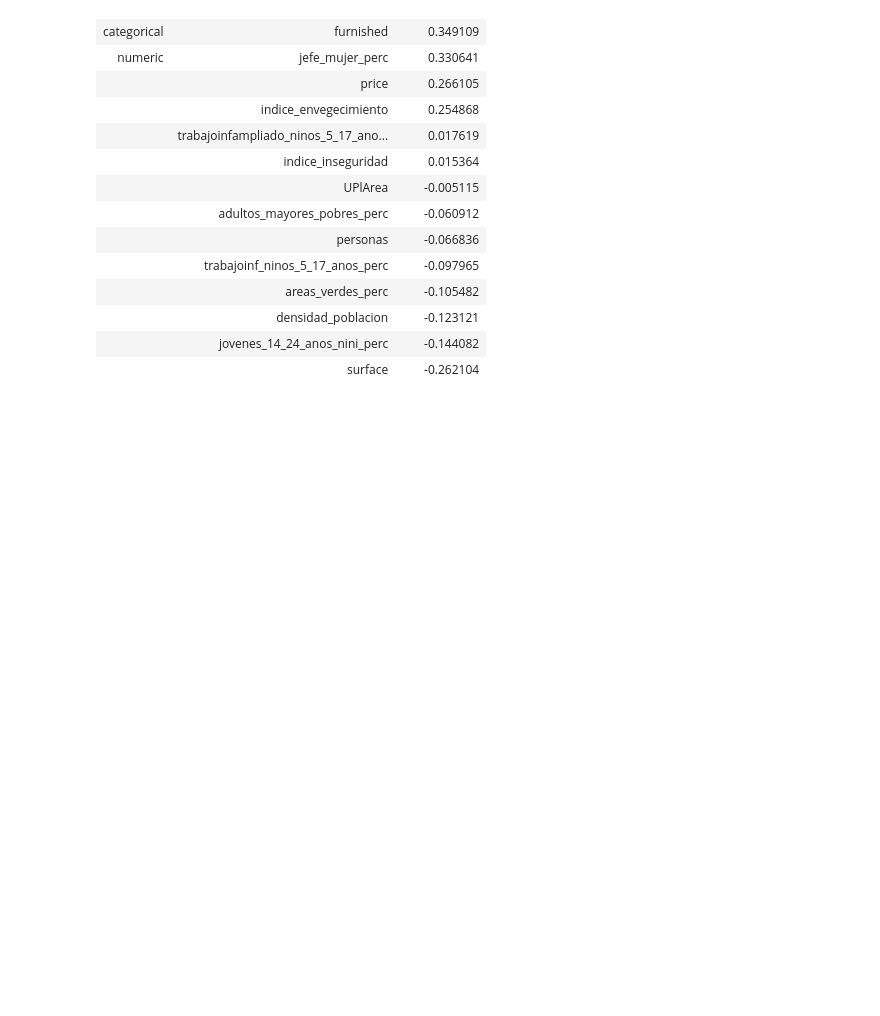
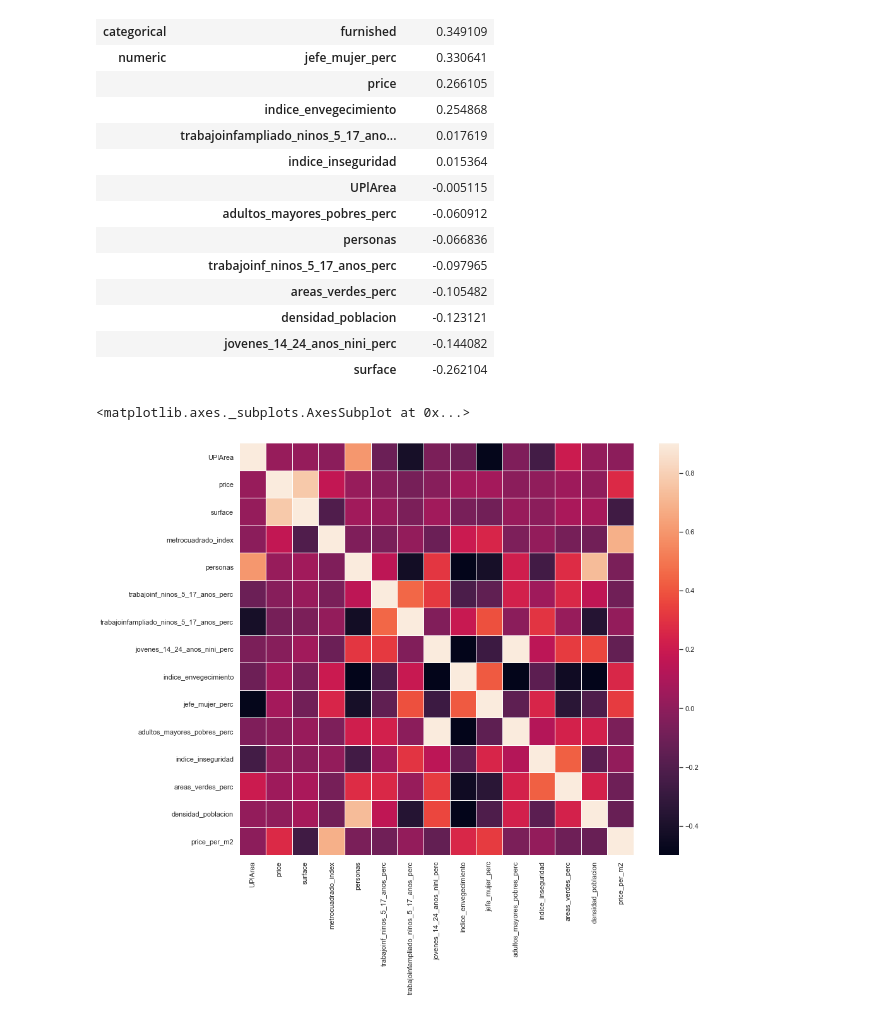
Before and after one commit to kurtwalsen/MA6202-Tarea-1, a Jupyter notebook: tarea1.ipynb, the cells around one changed output. Cells and saved outputs as stored; diff of their text form; code cells hidden in the pictures; blank space fills up the shorter version.

```diff
--- a/tarea1.ipynb
+++ b/tarea1.ipynb
@@ -1759,3 +1767,20 @@ corrmatrix[col].nlargest(20,col)
 |  | densidad_poblacion | -0.123121 |
 |  | jovenes_14_24_anos_nini_perc | -0.144082 |
 |  | surface | -0.262104 |
+# %%
+'''
+En primera instancia analizamos la correlación entre todas
+las variables numéricas mediante un mapa de calor
+(la varible objetivo están en la última fila).
+'''
+corrmat = df['numeric'].corr()
+columnas = list(corrmat.columns)
+
+corrmat = corrmat.reindex(index = columnas, columns = columnas)
+
+fig, ax = plt.subplots(figsize=[14, 12])
+
+sns.heatmap(corrmat, vmin=-.5, vmax=.9, linewidths=.01)
+# %% [output]
+<matplotlib.axes._subplots.AxesSubplot at 0x...>
+[figure, added]
```
Also changed, not shown: parts of 18 cells of this notebook.
